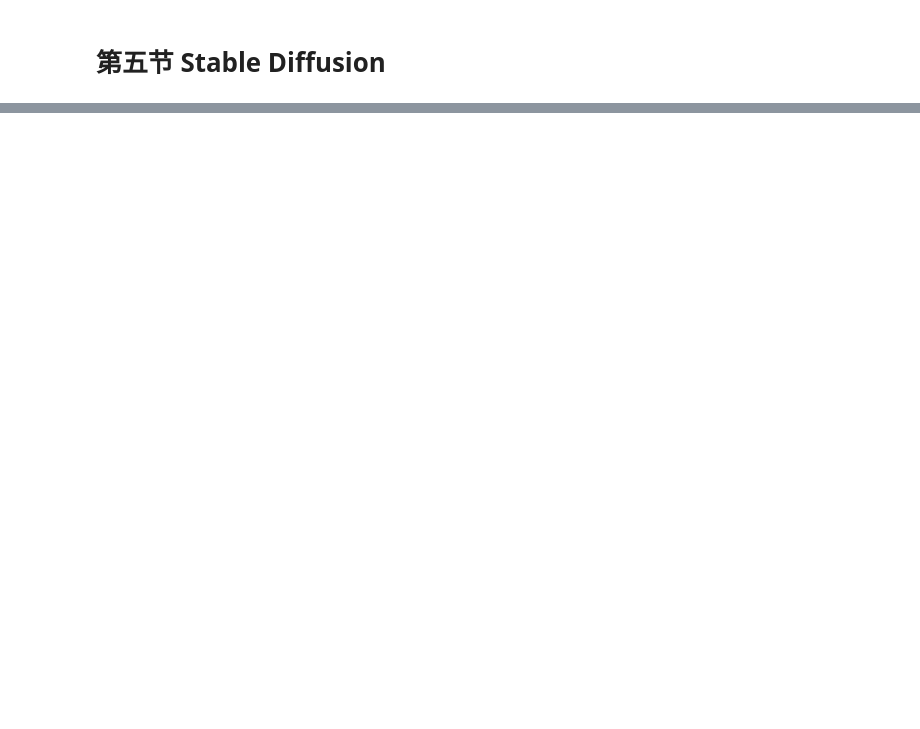
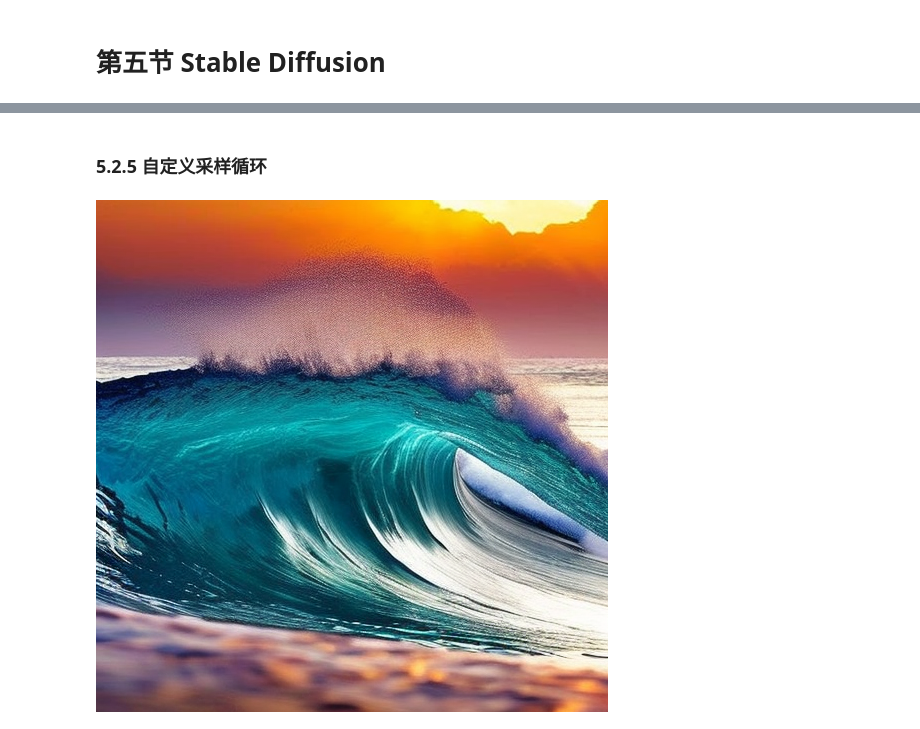
Before and after one commit to zyan-repository/diffusers_tutorial, a Jupyter notebook: Practice/diffusers_tutorial_03.ipynb, the cells around one changed output, grey strips where cells are left out. Cells and saved outputs as stored; diff of their text form; code cells hidden in the pictures; blank space fills up the shorter version.

```diff
--- a/Practice/diffusers_tutorial_03.ipynb
+++ b/Practice/diffusers_tutorial_03.ipynb
@@ -3,4 +10,5 @@
 # %%
+import os
 import torch
 import requests
 from PIL import Image
@@ -13,7 +21,22 @@ from diffusers import (
     StableDiffusionInpaintPipeline,
     StableDiffusionDepth2ImgPipeline
 )
-# 因为要用到的展示图片较多，所以我们写了一个旨在下载图片的函数
+
+# 网络不好，可能需要多尝试几次下载
+# 一个下载异常重试的装饰器，对于需要下载的模块避免重复写下载异常判断
+import functools
+
+def retry_on_exception(func):
+    @functools.wraps(func)
+    def wrapper(*args, **kwargs):
+        while True:
+            try:
+                return func(*args, **kwargs)
+            except Exception as e:
+                print(e)
+    return wrapper
+
+# 因为要用到的展示图片较多，所以我们写了一个下载图片的函数
 @retry_on_exception
 def download_image(url):
     response = requests.get(url)
@@ -30,3 +53,6 @@ device = (
     else "cuda" if torch.cuda.is_available()
     else "cpu"
 )
+
+# 模型数据存放路径，默认放在同一个文件夹
+model_zoo_dir = r'E:\model_zoo\huggingface\diffusers'
@@ -33,7 +62,6 @@ device = (
 # %%
-# 载入管线
 model_id = "stabilityai/stable-diffusion-2-1-base"
-cache_dir = r'E:\model_zoo\huggingface\diffusers'
+cache_dir = os.path.join(model_zoo_dir, 'stable-diffusion-2-1-base')
 # 如果显存不足请指定revision="fp16",torch_dtype=torch.float16
 @retry_on_exception
 def load_stable_diffusion_pipeline(model_id, cache_dir, torch_dtype=torch.float32, device='cuda'):
@@ -148,29 +249,46 @@ pipe(prompt="Palette knife painting of an winter cityscape",
+# %% [markdown]
+### 5.2.5 自定义采样循环
 # %%
 guidance_scale = 8
 num_inference_steps=30
 prompt = "Beautiful picture of a wave breaking"
 negative_prompt = "zoomed in, blurry, oversaturated, warped"
 
 # 对提示文字进行编码
 text_embeddings = pipe._encode_prompt(prompt, device, 1, True, negative_prompt)
+text_embeddings_none = pipe._encode_prompt("", device, 1, True, "")
 # 创建随机噪声作为起点
 latents = torch.randn((1, 4, 64, 64), device=device, generator=generator)
+# 调度器需要使用初始噪声分布 sigma（噪声比例值）缩放输入
+# 这是 UniPCMultistepScheduler 等改进调度器所需的
+# 参见官方文档https://huggingface.co/docs/diffusers/main/en/using-diffusers/write_own_pipeline和"UniPC: A Unified Predictor-Corrector Framework for Fast Sampling of Diffusion Models"
 latents *= pipe.scheduler.init_noise_sigma
 # 准备调度器
 pipe.scheduler.set_timesteps(num_inference_steps, device=device)
 # 生成过程开始
+
 for i, t in enumerate(pipe.scheduler.timesteps):
+    # 这里使用无分类器引导技巧
+    # 对于无分类器引导（Classifier-Free Guidance，CFG），我们需要进行两次预测（前向）：一个没有文字条件，另一个则有文字条件
+    # 对输入的隐变量*2是为了避免进行两次前向，我们通过一次前向把它们都预测出来
     latent_model_input = torch.cat([latents] * 2)
+    # 添加噪声
     latent_model_input = pipe.scheduler.scale_model_input(latent_model_input, t)
     with torch.no_grad():
         noise_pred = pipe.unet(latent_model_input, t, encoder_hidden_states=text_embeddings).sample
+        # 把预测的噪声分为无引导和有引导两种
         noise_pred_uncond, noise_pred_text = noise_pred.chunk(2)
+        # 用 guidance_scale 控制引导强弱（文字控制的力度）
         noise_pred = noise_pred_uncond + guidance_scale * (noise_pred_text - noise_pred_uncond)
+    # 计算前一步的采样噪声 x_t -> x_t-1
     latents = pipe.scheduler.step(noise_pred, t, latents).prev_sample
+
 # 将隐变量映射到图片
 with torch.no_grad():
     image = pipe.decode_latents(latents.detach())
 
 pipe.numpy_to_pil(image)[0]
+# %% [output]
+[figure, added]
 # %%
 # 其他pipeline介绍
```
Also changed, not shown: parts of 25 cells of this notebook, 3 other files.
